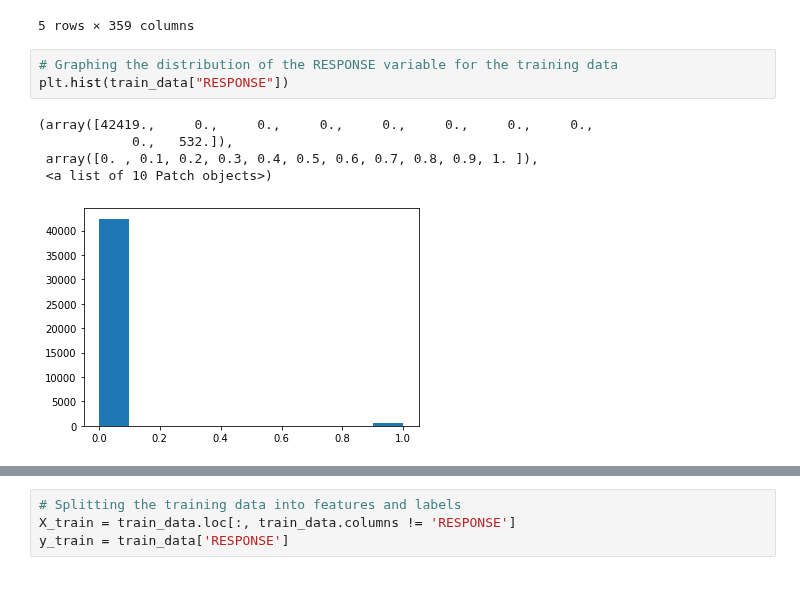
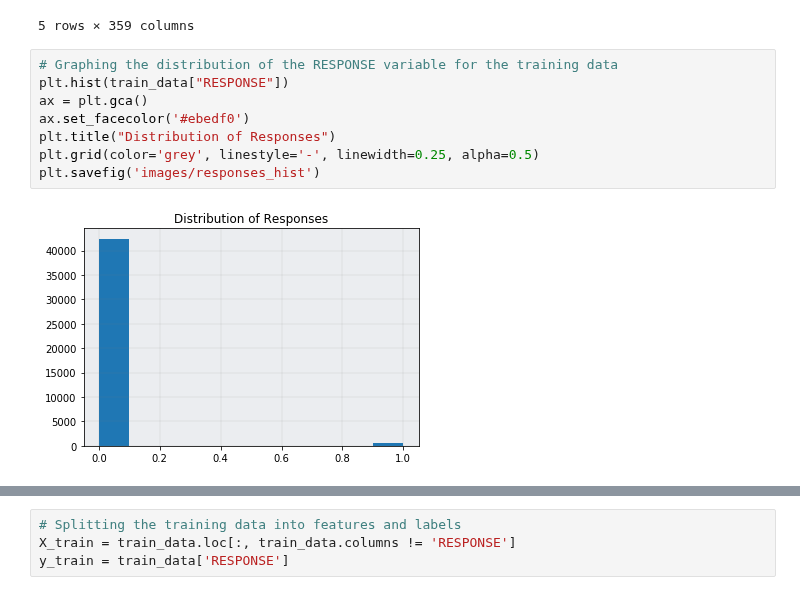
Before and after one commit to realmanisingh/population-segmentation, a Jupyter notebook: model.ipynb, the cells around one changed output, grey strips where cells are left out. Saved outputs shown, nothing was run; the diff lists cells and outputs as text.

Commit message:
Added gridlines and grey background to responses histogram
This graph will be used in the final report and these changes will allow for better interpretability.

```diff
--- a/model.ipynb
+++ b/model.ipynb
@@ -20,12 +20,13 @@ train_data.head()
 # %%
 # Graphing the distribution of the RESPONSE variable for the training data
 plt.hist(train_data["RESPONSE"])
+ax = plt.gca()
+ax.set_facecolor('#ebedf0')
+plt.title("Distribution of Responses")
+plt.grid(color='grey', linestyle='-', linewidth=0.25, alpha=0.5)
+plt.savefig('images/responses_hist')
 # %% [output]
-(array([42419.,     0.,     0.,     0.,     0.,     0.,     0.,     0.,
-            0.,   532.]),
- array([0. , 0.1, 0.2, 0.3, 0.4, 0.5, 0.6, 0.7, 0.8, 0.9, 1. ]),
- <a list of 10 Patch objects>)
-[figure, old version]
+[figure, new version]
 # %%
 # Calculating the percentage of positive outcomes for the training data
 len(train_data[train_data["RESPONSE"]==1]) / len(train_data)
```
Also changed, not shown: parts of 7 cells of this notebook.
